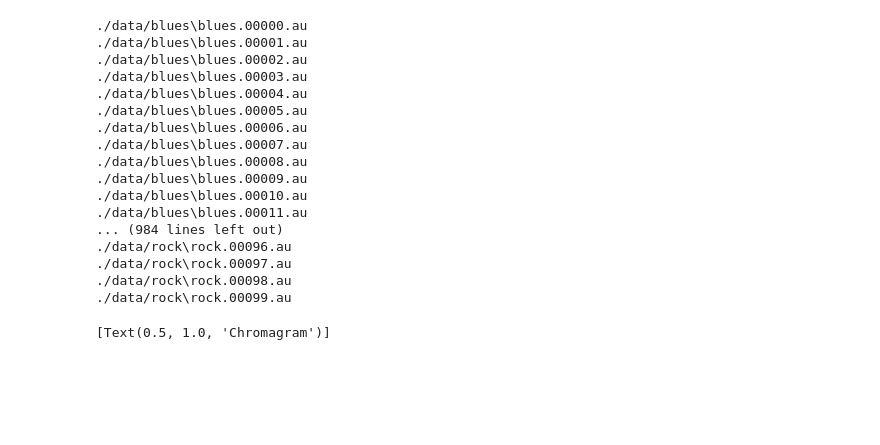
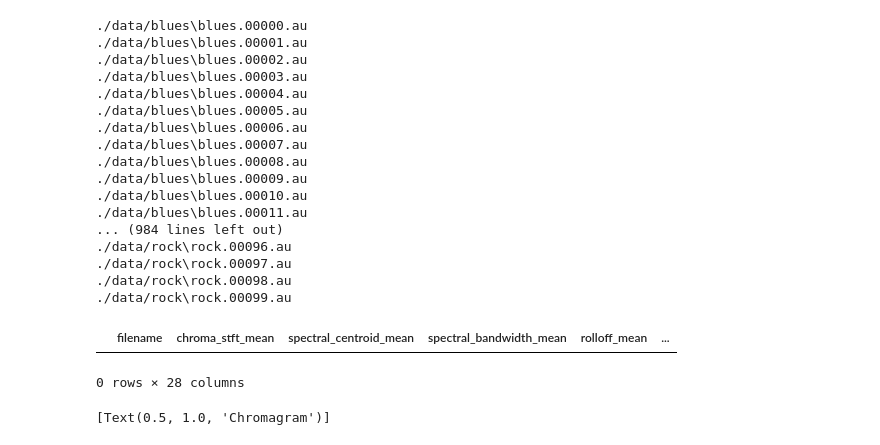
Before and after one commit to givi0519/CSCI-4622-Final-Project, a Jupyter notebook: final_project.ipynb, the cells around one changed output. Saved outputs shown, nothing was run; the diff lists cells and outputs as text; code cells hidden in the pictures; blank space fills up the shorter version.

Commit message:
extract all data to csv

```diff
--- a/final_project.ipynb
+++ b/final_project.ipynb
@@ -61,0 +42,15 @@ for genre in genres:
+# %%
+# create a list of all features
+
+features = 'filename chroma_stft_mean spectral_centroid_mean spectral_bandwidth_mean rolloff_mean zero_crossing_rate_mean tempo'
+for i in range(1, 21):
+    features += f' mfcc{i}_mean'
+features += ' genre'
+features = features.split()
+
+# create an empty dataframe
+dfFeatures = pd.DataFrame(columns = features)
+dfFeatures
+# %% [output]
+|  | filename | chroma_stft_mean | spectral_centroid_mean | spectral_bandwidth_mean | rolloff_mean | ... |
+0 rows × 28 columns
```
Also changed, not shown: parts of 5 cells of this notebook, 1 other file.
